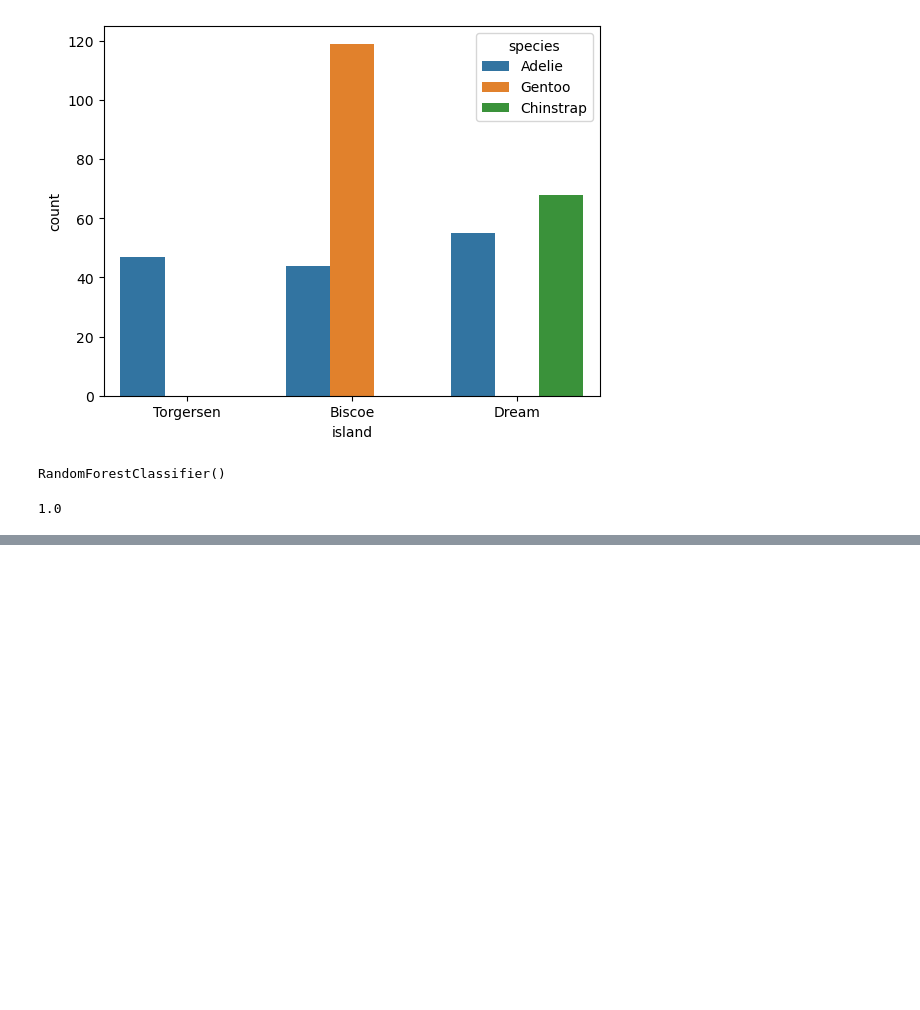
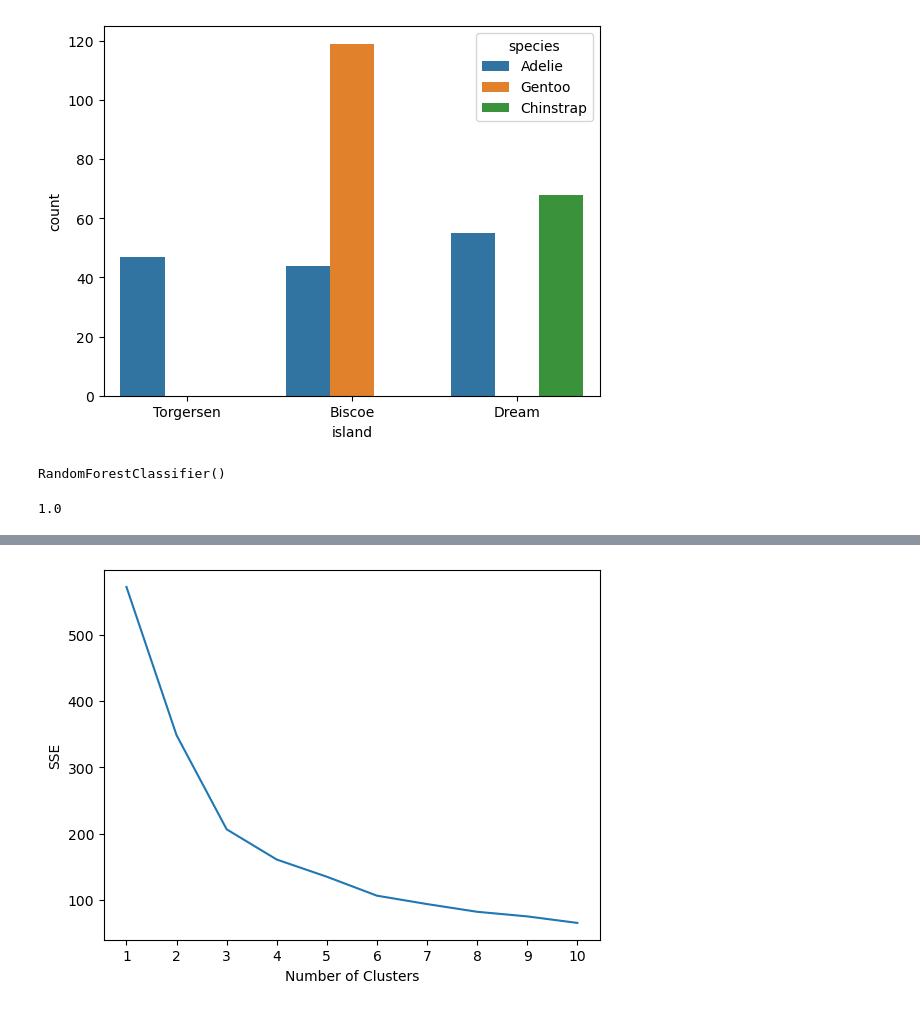
Before and after one commit to lebondon/FISTIC2024_FD, a Jupyter notebook: FD_files/lez9/penguins2solve.ipynb, the cells around one changed output, grey strips where cells are left out. Drawn from its saved outputs; the diff is of its cells as text; code cells hidden in the pictures; blank space fills up the shorter version.

```diff
--- a/FD_files/lez9/penguins2solve.ipynb
+++ b/FD_files/lez9/penguins2solve.ipynb
@@ -128,0 +125,15 @@ array([1.        , 0.98507463, 0.98507463, 1.        , 0.98484848])
+# %%
+from sklearn.preprocessing import StandardScaler
+from sklearn.decomposition import PCA
+
+pca=PCA(2)
+
+X=X.dropna()
+
+scaled_X=pca.fit_transform(X)
+
+scaled_X = StandardScaler().fit_transform(scaled_X)
+
+scaled_X=pd.DataFrame(scaled_X)
+
+scaled_X
@@ -128,0 +154,17 @@ array([1.        , 0.98507463, 0.98507463, 1.        , 0.98484848])
+# %%
+import matplotlib.pyplot as plt
+from sklearn.cluster import KMeans
+
+sse = []
+for k in range(1, 11):
+    kmeans = KMeans(n_clusters=k)
+    kmeans.fit(scaled_X)
+    sse.append(kmeans.inertia_)
+
+plt.plot(range(1, 11), sse)
+plt.xticks(range(1, 11))
+plt.xlabel("Number of Clusters")
+plt.ylabel("SSE")
+plt.show()
+# %% [output]
+[figure, added]
```
Also changed, not shown: parts of 11 cells of this notebook, 4 other files.
